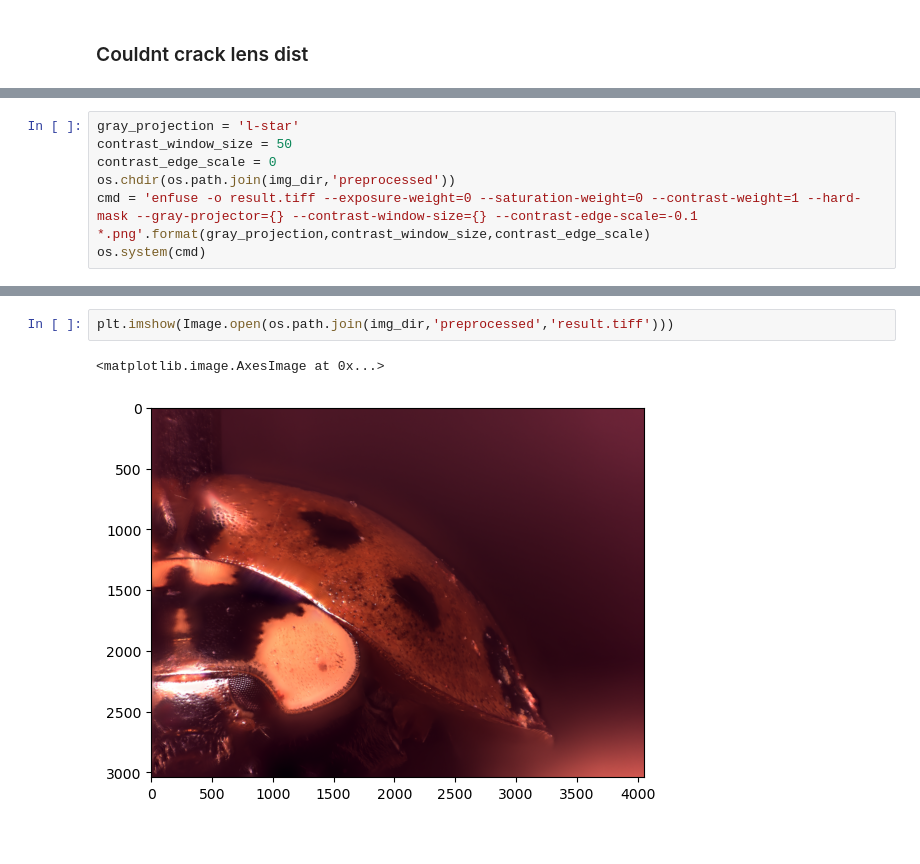
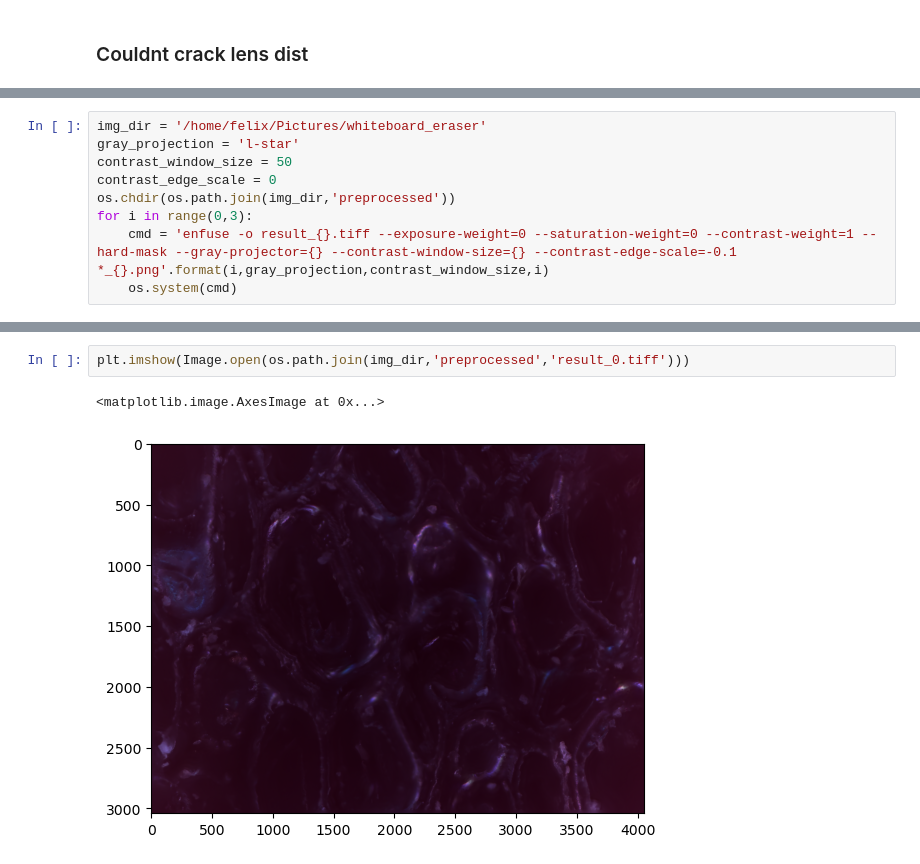
Before and after one commit to Naderschah/64MP_DSLR_controller, a Jupyter notebook: calibrate.ipynb, the cells around one changed output, grey strips where cells are left out. Saved outputs shown, nothing was run; the diff lists cells and outputs as text.

```diff
--- a/calibrate.ipynb
+++ b/calibrate.ipynb
@@ -40,10 +41,12 @@ failed:  [Errno 21] Is a directory: '/home/felix/Pictures/Ladybug_EO_trials/comp
 preprocessed
 # %%
+img_dir = '/home/felix/Pictures/whiteboard_eraser'
 gray_projection = 'l-star'
 contrast_window_size = 50
 contrast_edge_scale = 0
 os.chdir(os.path.join(img_dir,'preprocessed'))
-cmd = 'enfuse -o result.tiff --exposure-weight=0 --saturation-weight=0 --contrast-weight=1 --hard-mask --gray-projector={} --contrast-window-size={} --contrast-edge-scale=-0.1 *.png'.format(gray_projection,contrast_window_size,contrast_edge_scale)
-os.system(cmd)
+for i in range(0,3):
+    cmd = 'enfuse -o result_{}.tiff --exposure-weight=0 --saturation-weight=0 --contrast-weight=1 --hard-mask --gray-projector={} --contrast-window-size={} --contrast-edge-scale=-0.1 *_{}.png'.format(i,gray_projection,contrast_window_size,i)
+    os.system(cmd)
 # %% [output]
 enfuse: warning: contrast window size "50" is even; increasing size to next odd number
@@ -67,5 +78,5 @@ enfuse: info: loading next image: 05122023-22:01:49.png 1/1
 # %%
-plt.imshow(Image.open(os.path.join(img_dir,'preprocessed','result.tiff')))
+plt.imshow(Image.open(os.path.join(img_dir,'preprocessed','result_0.tiff')))
 # %% [output]
 <matplotlib.image.AxesImage at 0x...>
-[figure, old version]
+[figure, new version]
```
Also changed, not shown: parts of 11 cells of this notebook, 1 other file.
